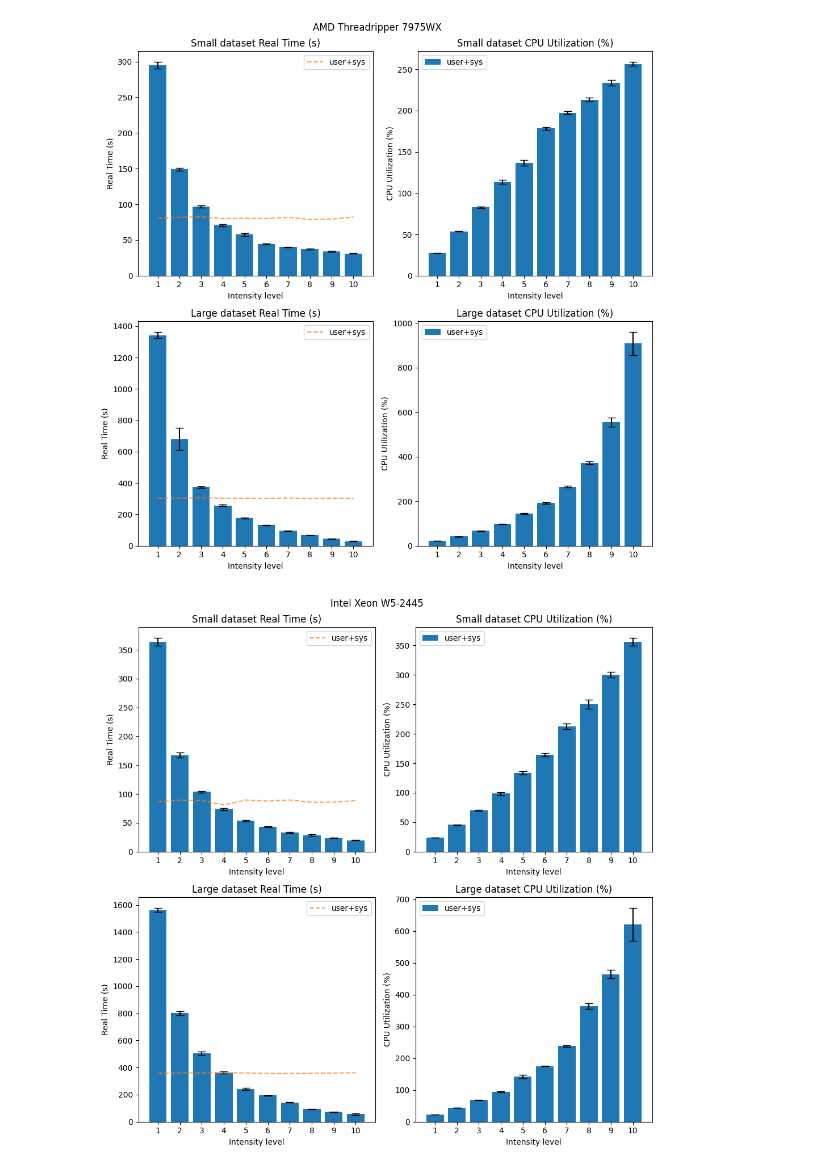
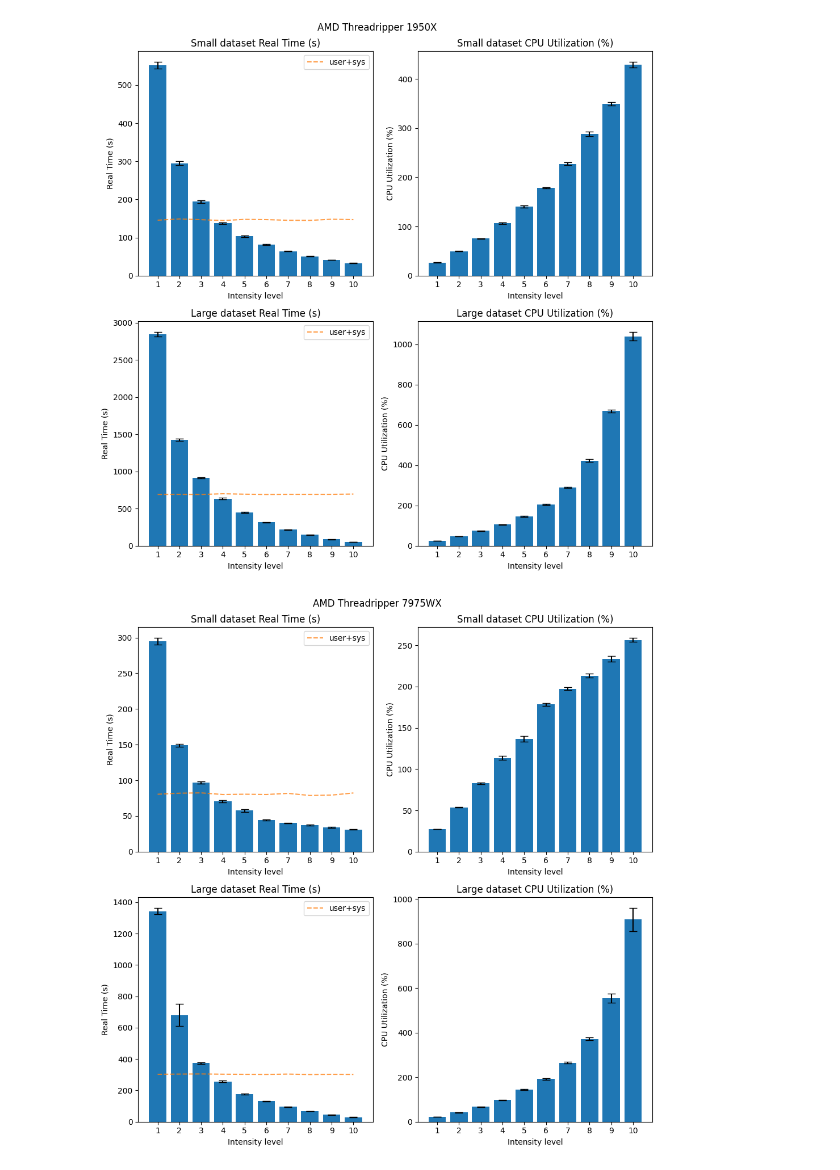
Before and after one commit to carljohnsen/duplicati-blogpost, a Jupyter notebook: WIP-cputhrottle/plotting.ipynb, the cells around one changed output. Saved outputs shown, nothing was run; the diff lists cells and outputs as text; code cells hidden in the pictures.

```diff
--- a/WIP-cputhrottle/plotting.ipynb
+++ b/WIP-cputhrottle/plotting.ipynb
@@ -33,6 +33,7 @@ def read_times(hostname, result):
 times = dict()
 times = read_times('mac', times)
 times = read_times('iw5', times)
+times = read_times('t00', times)
 times = read_times('t02', times)
 # %%
 pretty_labels = {
@@ -70,6 +71,7 @@ def plot_times(times, hostname):
     plt.show()
 
 plot_times(times, 'mac')
+plot_times(times, 't00')
 plot_times(times, 't02')
 plot_times(times, 'iw5')
 # %% [output]
@@ -77,2 +79,2 @@ plot_times(times, 'iw5')
-[figure, old version]
+[figure, new version]
-[figure, old version]
+[figure, new version]
```
Also changed, not shown: parts of 1 cell of this notebook, 21 other files.
